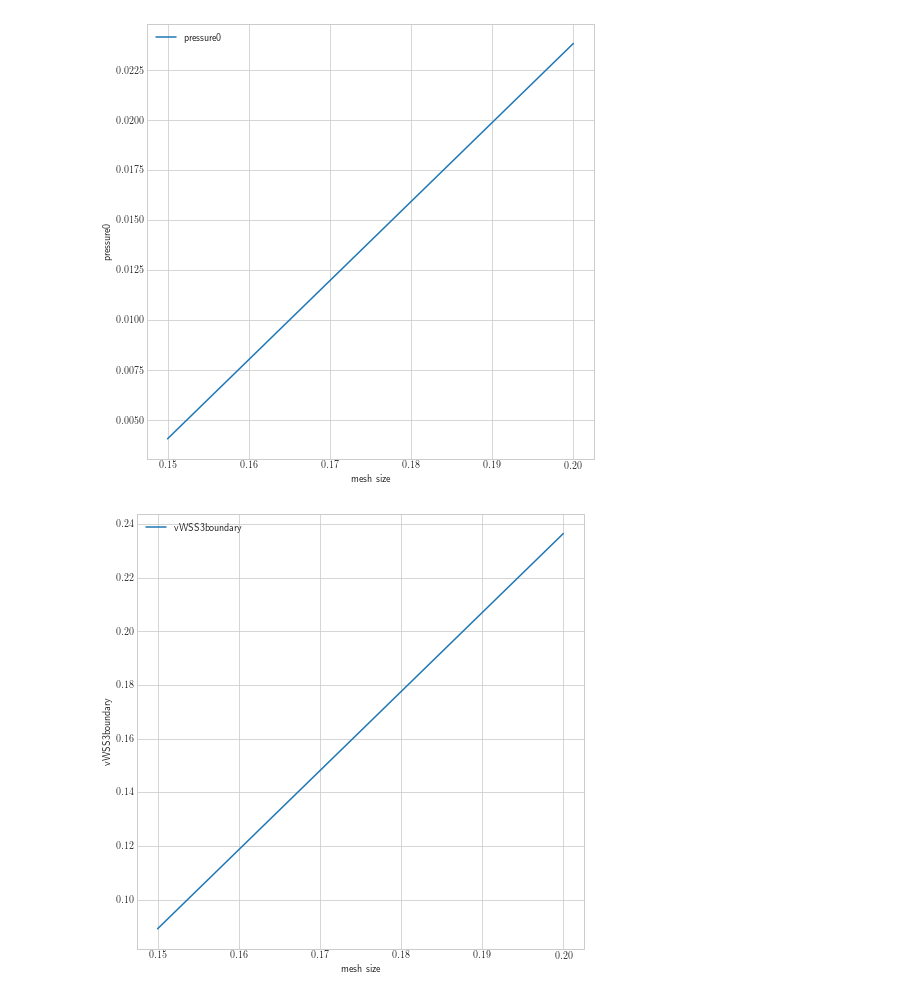
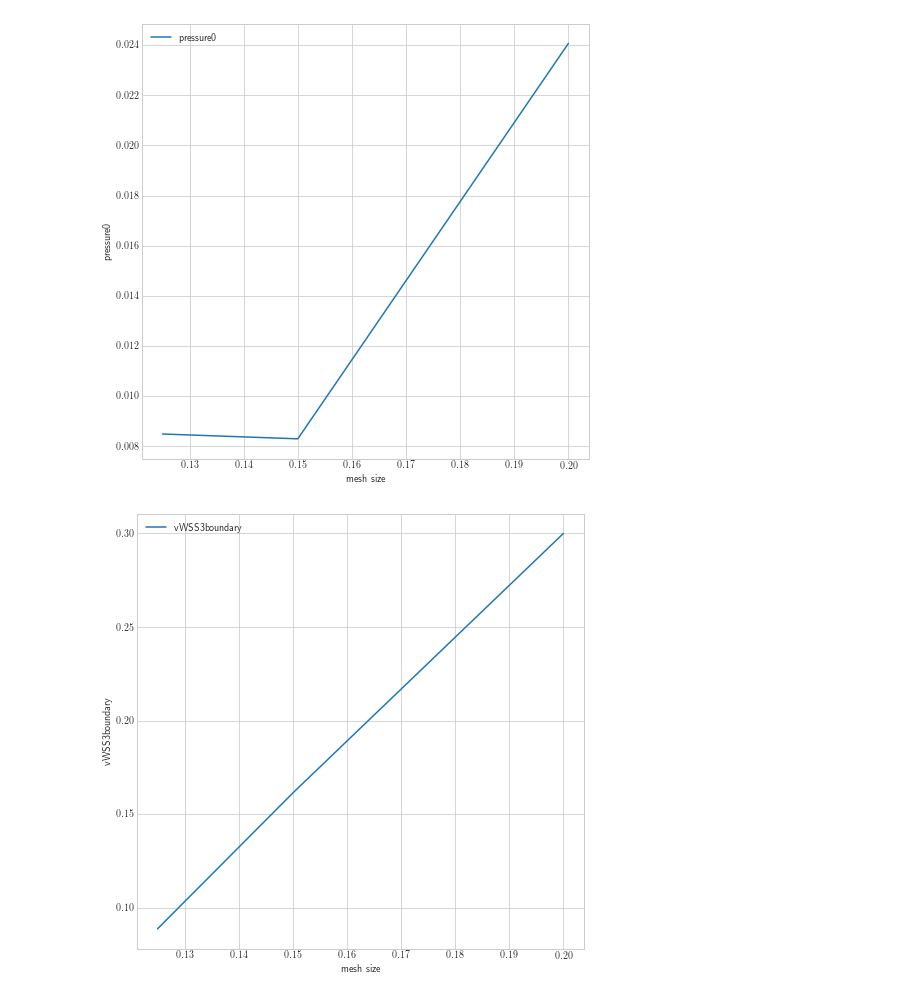
Before and after one commit to noahfields1/seg_regression, a Jupyter notebook: notebooks/UQ/0144_unsteady_mesh_converge.ipynb, the cells around one changed output. Cells and saved outputs as stored; diff of their text form; code cells hidden in the pictures.

```diff
--- a/notebooks/UQ/0144_unsteady_mesh_converge.ipynb
+++ b/notebooks/UQ/0144_unsteady_mesh_converge.ipynb
@@ -24,7 +24,8 @@ CASES = [
 meshes = [
     "coarse",
     "medium",
-    "fine"
+    "fine",
+    "fine_2"
 ]
 
 quants   = [
@@ -119,27 +121,27 @@ No handles with labels found to put in legend.
 # %%
 T = 100
-mesh_sizes = [0.2,0.15]
+mesh_sizes = [0.2,0.15,0.125]
 for q in quants:
         label = q.replace('_','')
         err = []
-        y_fine = DATA.loc[DATA['mesh']=='fine'][q].values[-T:]
+        y_fine = DATA.loc[DATA['mesh']=='fine_2'][q].values[-T:]
 
-        for mesh in ['coarse','medium']:
+        for mesh in ['coarse','medium','fine']:
             y_mesh = DATA.loc[DATA['mesh']==mesh][q].values[-T:]
 
             err.append(np.mean(np.abs((y_fine-y_mesh)/y_fine)))
 
 
         plt.figure(figsize=(8,8))
         plt.plot(mesh_sizes, err, label=label)
         plt.xlabel("mesh size")
         plt.ylabel(label)
         plt.legend()
         plt.savefig(OUTPUT+'/'+q+'_err_converge.png',dpi=300)
         plt.savefig(OUTPUT+'/'+q+'_err_converge.pdf',dpi=200)
 
         plt.show()
         plt.close()
 # %% [output]
-[figure, old version]
+[figure, new version]
-[figure, old version]
+[figure, new version]
```
Also changed, not shown: parts of 4 cells of this notebook, 10 other files.
